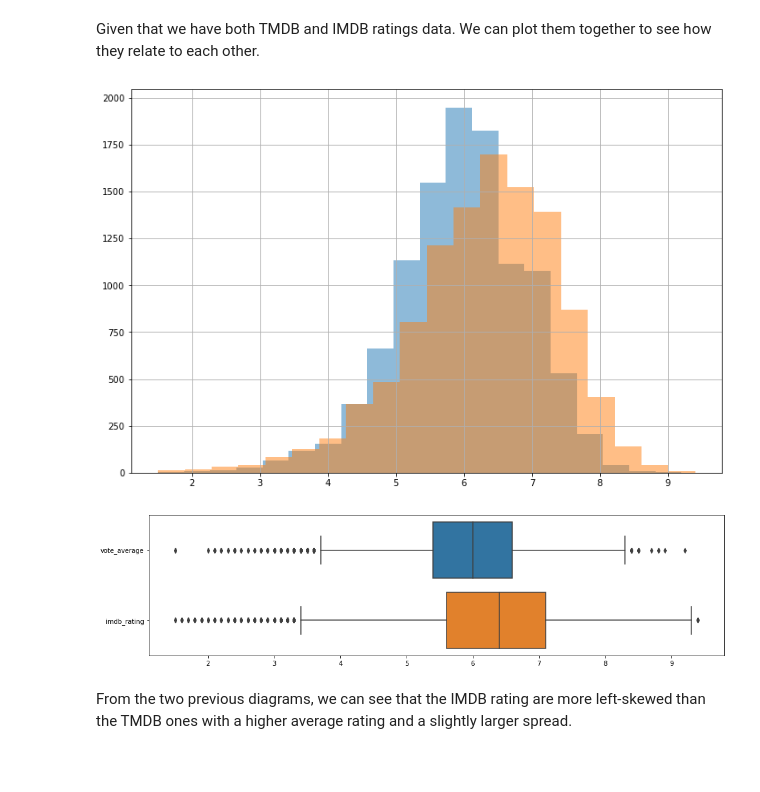
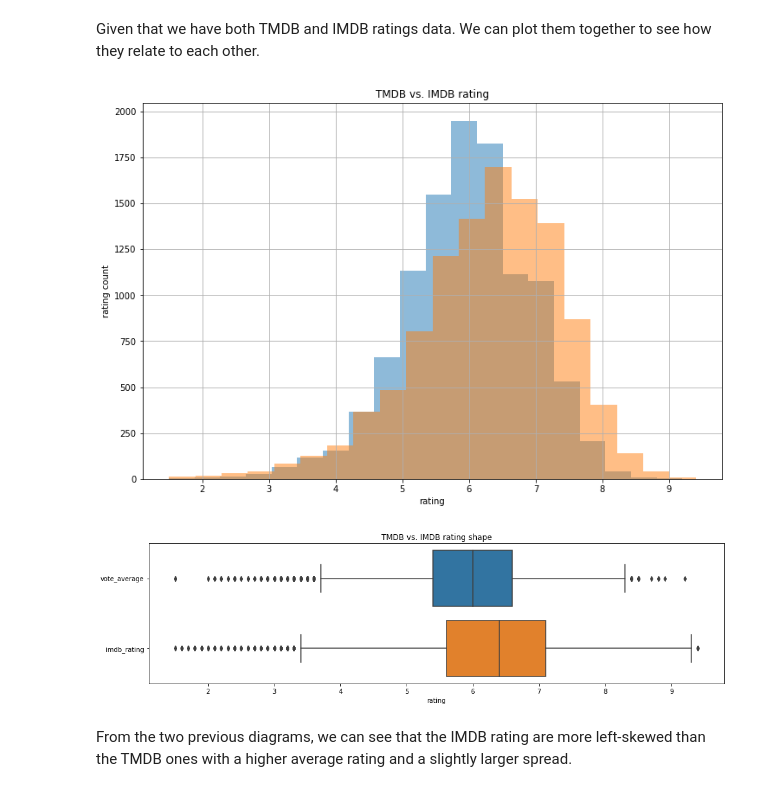
Before and after one commit to omarbassam88/tmdb-movies, a Jupyter notebook: tmdb_wrangle.ipynb, the cells around one changed output. Cells and saved outputs as stored; diff of their text form; code cells hidden in the pictures; blank space fills up the shorter version.

```diff
--- a/tmdb_wrangle.ipynb
+++ b/tmdb_wrangle.ipynb
@@ -480,18 +480,23 @@ Given that we have both TMDB and IMDB ratings data. We can plot them together to
 # %%
 plt.figure(figsize=(12,8))
 
 df['vote_average'].hist(bins=20, alpha = 0.5)
 df['imdb_rating'].hist(bins=20, alpha=0.5)
+plt.title('TMDB vs. IMDB rating')
+plt.xlabel('rating')
+plt.ylabel('rating count')
 
 plt.show()
 # %% [output]
-[figure, old version]
+[figure, new version]
 # %%
 plt.figure(figsize=(16,4))
+plt.title('TMDB vs. IMDB rating shape')
+plt.xlabel('rating')
 
 sns.boxplot(data = df[['vote_average','imdb_rating']],orient="h");
 # %% [output]
-[figure, old version]
+[figure, new version]
 # %% [markdown]
 From the two previous diagrams, we can see that the IMDB rating are more left-skewed than the TMDB ones with a higher average rating and a slightly larger spread.
 # %% [markdown]
```
Also changed, not shown: parts of 20 cells of this notebook.
